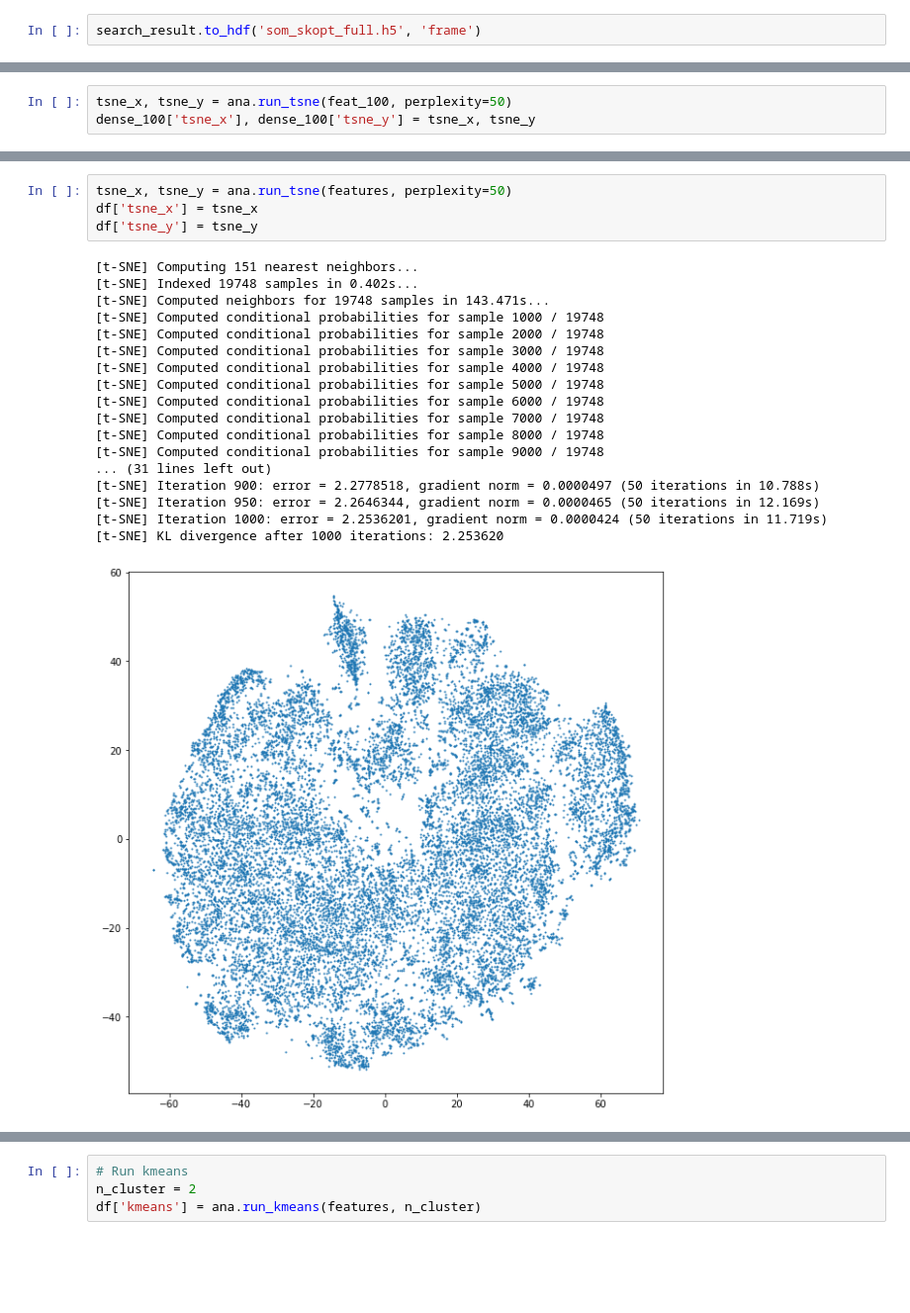
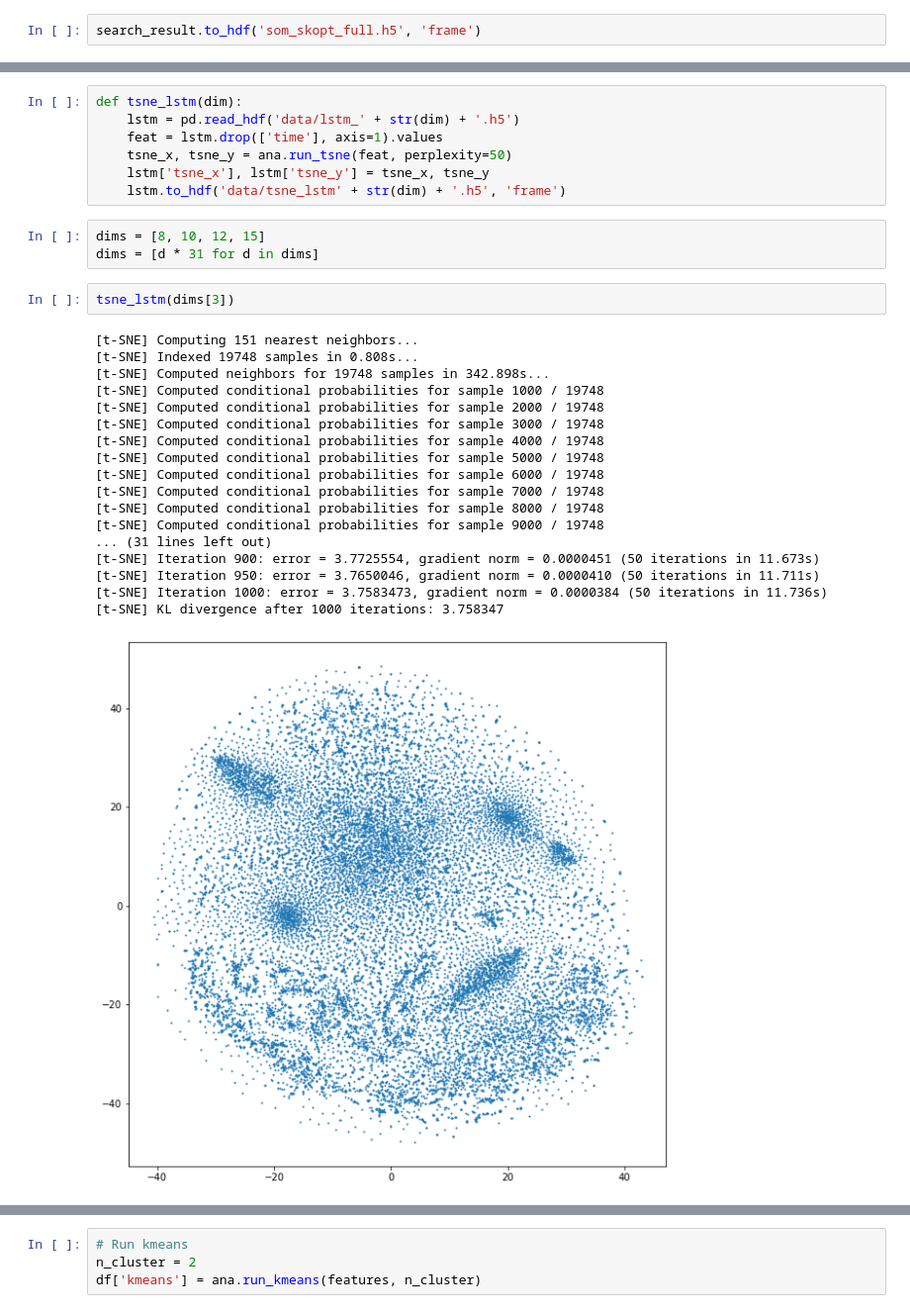
Before and after one commit to llayer/StromboliWF, a Jupyter notebook: visualization.ipynb, the cells around one changed output, grey strips where cells are left out. Shown at 99% size. Drawn from its saved outputs; the diff is of its cells as text; blank space fills up the shorter version.

```diff
--- a/visualization.ipynb
+++ b/visualization.ipynb
@@ -328,3 +293,0 @@ feat_100 = dense_100.drop(['time'], axis=1).values
-# %%
-tsne_x, tsne_y = ana.run_tsne(feat_100, perplexity=50)
-dense_100['tsne_x'], dense_100['tsne_y'] = tsne_x, tsne_y
@@ -365,23 +294,31 @@ map directly to c-types [inferred_type->mixed,key->block1_values] [items->['time
-# %%
-tsne_x, tsne_y = ana.run_tsne(features, perplexity=50)
-df['tsne_x'] = tsne_x
-df['tsne_y'] = tsne_y
-# %% [output]
-[t-SNE] Computing 151 nearest neighbors...
-[t-SNE] Indexed 19748 samples in 0.402s...
-[t-SNE] Computed neighbors for 19748 samples in 143.471s...
-[t-SNE] Computed conditional probabilities for sample 1000 / 19748
-[t-SNE] Computed conditional probabilities for sample 2000 / 19748
-[t-SNE] Computed conditional probabilities for sample 3000 / 19748
-[t-SNE] Computed conditional probabilities for sample 4000 / 19748
-[t-SNE] Computed conditional probabilities for sample 5000 / 19748
-[t-SNE] Computed conditional probabilities for sample 6000 / 19748
-[t-SNE] Computed conditional probabilities for sample 7000 / 19748
-[t-SNE] Computed conditional probabilities for sample 8000 / 19748
-[t-SNE] Computed conditional probabilities for sample 9000 / 19748
-... (31 lines left out)
-[t-SNE] Iteration 900: error = 2.2778518, gradient norm = 0.0000497 (50 iterations in 10.788s)
-[t-SNE] Iteration 950: error = 2.2646344, gradient norm = 0.0000465 (50 iterations in 12.169s)
-[t-SNE] Iteration 1000: error = 2.2536201, gradient norm = 0.0000424 (50 iterations in 11.719s)
-[t-SNE] KL divergence after 1000 iterations: 2.253620
-[figure, removed]
+# %%
+def tsne_lstm(dim):
+    lstm = pd.read_hdf('data/lstm_' + str(dim) + '.h5')
+    feat = lstm.drop(['time'], axis=1).values
+    tsne_x, tsne_y = ana.run_tsne(feat, perplexity=50)
+    lstm['tsne_x'], lstm['tsne_y'] = tsne_x, tsne_y
+    lstm.to_hdf('data/tsne_lstm' + str(dim) + '.h5', 'frame')
+# %%
+dims = [8, 10, 12, 15]
+dims = [d * 31 for d in dims]
+# %%
+tsne_lstm(dims[3])
+# %% [output]
+[t-SNE] Computing 151 nearest neighbors...
+[t-SNE] Indexed 19748 samples in 0.808s...
+[t-SNE] Computed neighbors for 19748 samples in 342.898s...
+[t-SNE] Computed conditional probabilities for sample 1000 / 19748
+[t-SNE] Computed conditional probabilities for sample 2000 / 19748
+[t-SNE] Computed conditional probabilities for sample 3000 / 19748
+[t-SNE] Computed conditional probabilities for sample 4000 / 19748
+[t-SNE] Computed conditional probabilities for sample 5000 / 19748
+[t-SNE] Computed conditional probabilities for sample 6000 / 19748
+[t-SNE] Computed conditional probabilities for sample 7000 / 19748
+[t-SNE] Computed conditional probabilities for sample 8000 / 19748
+[t-SNE] Computed conditional probabilities for sample 9000 / 19748
+... (31 lines left out)
+[t-SNE] Iteration 900: error = 3.7725554, gradient norm = 0.0000451 (50 iterations in 11.673s)
+[t-SNE] Iteration 950: error = 3.7650046, gradient norm = 0.0000410 (50 iterations in 11.711s)
+[t-SNE] Iteration 1000: error = 3.7583473, gradient norm = 0.0000384 (50 iterations in 11.736s)
+[t-SNE] KL divergence after 1000 iterations: 3.758347
+[figure, added]
```
Also changed, not shown: parts of 20 cells of this notebook, 2 other files.
